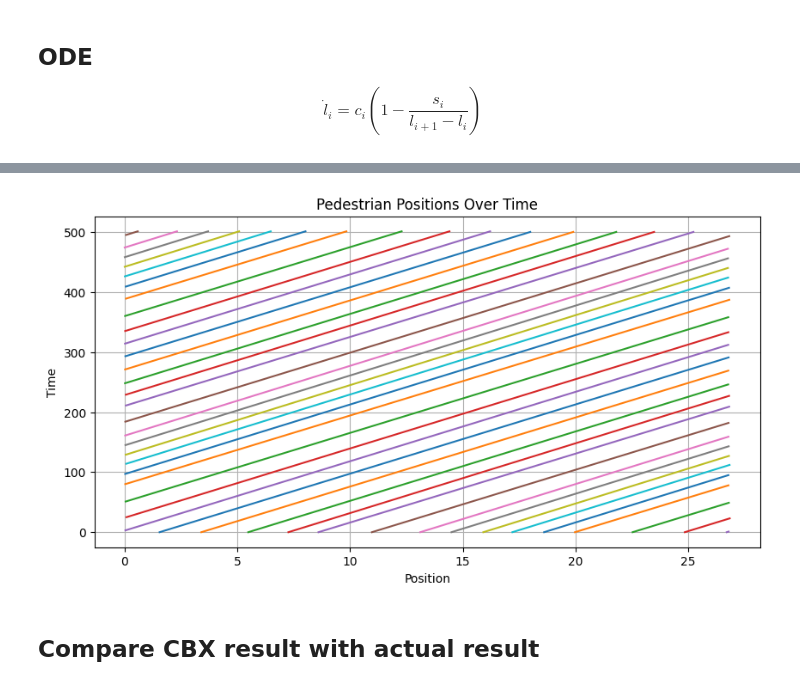
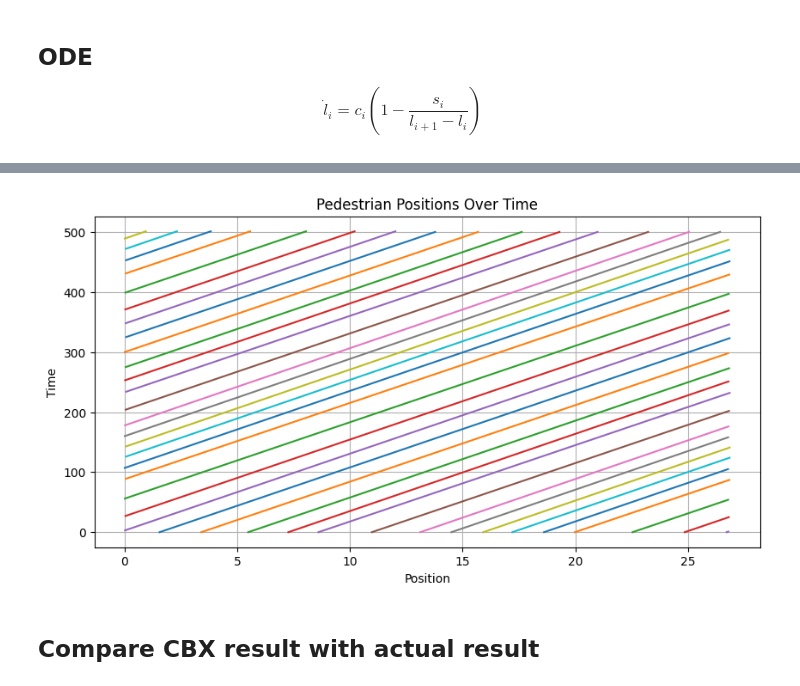
Before and after one commit to yutingdong0/pedestrian-dynamics, a Jupyter notebook: visualization.ipynb, the cells around one changed output, grey strips where cells are left out. Drawn from its saved outputs; the diff is of its cells as text; code cells hidden in the pictures.

```diff
--- a/visualization.ipynb
+++ b/visualization.ipynb
@@ -291,5 +291,5 @@ plt.show()
 
 $$\dot{l}_i = c_i (1 - \frac{s_i}{l_{i+1} - l_i})$$
 # %%
-# import pickle
-# data_mapped = pickle.load(open(f"cleaned_data/data_{dataset_index}.pkl", "rb"))
+import pickle
+data_mapped = pickle.load(open(f"cleaned_data/data_{dataset_index}.pkl", "rb"))
@@ -352,9 +410,9 @@ std_dev_speed = 0.2
 
 c_values = []
 for pedestrian in range(len(data_mapped['id'].unique())):
-    c_values.append(0.08873866)
+    c_values.append(0.07984911)
 
-s_value = 0.04567424
+s_value = 0.03996181
 
 
 
@@ -367,34 +425,34 @@ initial_positions = np.sort(initial_positions)
 # Time span for simulation
 t_span = (0, 500)  # 500 frames
 t_eval = np.linspace(0, 500, 500)  # Generate 500 frame steps
 
 # Solve the ivp
 sol = solve_ivp(pedestrian_ode, t_span, initial_positions, args=(c_values, s_value), t_eval=t_eval)
 positions_over_time = sol.y
 
 positions_over_time = positions_over_time % circumference
 
 # Plot pedestrian positions over time
 plt.figure(figsize=(10, 5))
 for i in range(num_pedestrians):
 
     position_list = reset_laps(positions_over_time[i, :].tolist())
 
     new_frame_list = list(range(len(position_list)))
     plt.plot(position_list, new_frame_list, label=f'Person {i+1}')
 
 plt.title('Pedestrian Positions Over Time')
 plt.ylabel('Time')
 plt.xlabel('Position')
 plt.grid(True)
 plt.show()
 
 # TODO: plot the data to the corridor to show a movie (Done)
 # Normal distribution for s and c (Done)
 # Compute loss function and argmin
 # Train neural network NN(l_i+1 - l_i)
 # %% [output]
-[figure, old version]
+[figure, new version]
 # %%
 os.makedirs('mapped_data', exist_ok=True)
 data_mapped.to_pickle(f'mapped_data/data_mapped_{dataset_index}.pkl')
```
Also changed, not shown: parts of 6 cells of this notebook, 3 other files.
